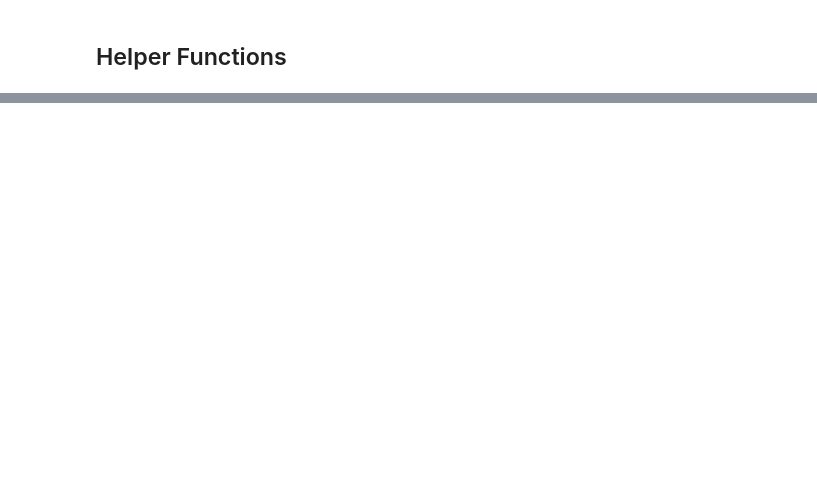
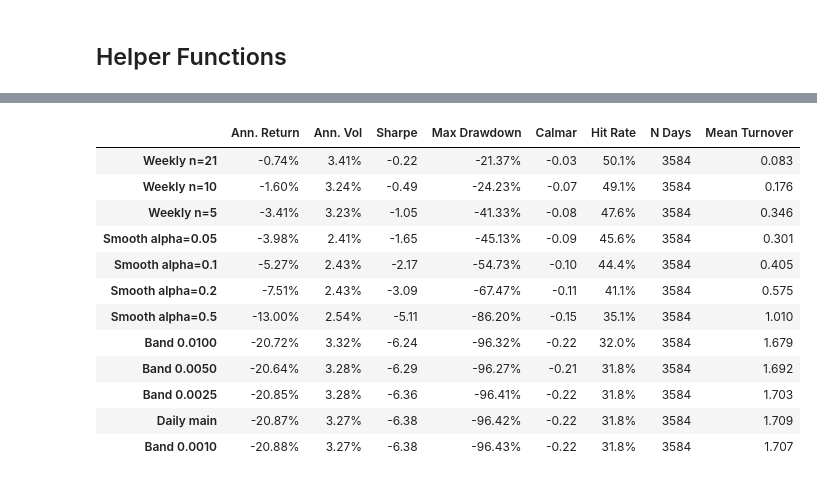
Before and after one commit to ashleyGarcia0405/pca-residual-mean-reversion, a Jupyter notebook: notebooks/5.0-ag-results-robustness.ipynb, the cells around one changed output, grey strips where cells are left out. Cells and saved outputs as stored; diff of their text form; code cells hidden in the pictures; blank space fills up the shorter version.

Commit message:
experiments to improve results

```diff
--- a/notebooks/5.0-ag-results-robustness.ipynb
+++ b/notebooks/5.0-ag-results-robustness.ipynb
@@ -456,0 +189,21 @@ for dirname in [TABLES_DIR, FIGURES_DIR]:
+# %%
+zs_main = load_zscores(MAIN_SUFFIX)
+if zs_main is None:
+    raise FileNotFoundError(f"Missing zscores for {MAIN_SUFFIX}. Re-run notebook 2.0.")
+
+lr_main = load_log_returns()
+shared = zs_main.columns.intersection(lr_main.columns)
+zs_main = zs_main[shared]
+lr_main = lr_main[shared].reindex(zs_main.index)
+
+weights_main = build_weights_equal(zs_main, c=1.0, G=1.0, w_max=0.05)
+weights_inverted = -weights_main
+
+signal_direction = pd.DataFrame({
+    "Main 0bps": perf_metrics(backtest(weights_main, lr_main, cost_bps=0)["net"]),
+    "Inverted 0bps": perf_metrics(backtest(weights_inverted, lr_main, cost_bps=0)["net"]),
+    "Main 5bps": perf_metrics(backtest(weights_main, lr_main, cost_bps=5)["net"]),
+    "Inverted 5bps": perf_metrics(backtest(weights_inverted, lr_main, cost_bps=5)["net"]),
+}).T
+signal_direction.to_csv(f"{TABLES_DIR}/signal_direction{MAIN_SUFFIX}.csv")
+format_results(signal_direction)
@@ -456,0 +216,24 @@ for dirname in [TABLES_DIR, FIGURES_DIR]:
+# %%
+weekly_weights = {f"Weekly n={n}": rebalance_every_n_days(weights_main, n=n) for n in REBALANCE_GRID}
+band_weights = {f"Band {band:.4f}": apply_no_trade_band(weights_main, band=band) for band in BAND_GRID}
+smooth_weight_map = {f"Smooth alpha={alpha}": smooth_weights(weights_main, alpha=alpha, gross_target=1.0) for alpha in SMOOTH_GRID}
+
+turnover_variants = {"Daily main": weights_main, **weekly_weights, **band_weights, **smooth_weight_map}
+turnover_table, turnover_backtests = run_backtest_table(turnover_variants, lr_main, cost_bps=5)
+turnover_table = turnover_table.sort_values("Sharpe", ascending=False)
+turnover_table.to_csv(f"{TABLES_DIR}/turnover_controls{MAIN_SUFFIX}.csv")
+format_results(turnover_table)
+# %% [output]
+|  | Ann. Return | Ann. Vol | Sharpe | Max Drawdown | Calmar | Hit Rate | N Days | Mean Turnover |
+| Weekly n=21 | -0.74% | 3.41% | -0.22 | -21.37% | -0.03 | 50.1% | 3584 | 0.083 |
+| Weekly n=10 | -1.60% | 3.24% | -0.49 | -24.23% | -0.07 | 49.1% | 3584 | 0.176 |
+| Weekly n=5 | -3.41% | 3.23% | -1.05 | -41.33% | -0.08 | 47.6% | 3584 | 0.346 |
+| Smooth alpha=0.05 | -3.98% | 2.41% | -1.65 | -45.13% | -0.09 | 45.6% | 3584 | 0.301 |
+| Smooth alpha=0.1 | -5.27% | 2.43% | -2.17 | -54.73% | -0.10 | 44.4% | 3584 | 0.405 |
+| Smooth alpha=0.2 | -7.51% | 2.43% | -3.09 | -67.47% | -0.11 | 41.1% | 3584 | 0.575 |
+| Smooth alpha=0.5 | -13.00% | 2.54% | -5.11 | -86.20% | -0.15 | 35.1% | 3584 | 1.010 |
+| Band 0.0100 | -20.72% | 3.32% | -6.24 | -96.32% | -0.22 | 32.0% | 3584 | 1.679 |
+| Band 0.0050 | -20.64% | 3.28% | -6.29 | -96.27% | -0.21 | 31.8% | 3584 | 1.692 |
+| Band 0.0025 | -20.85% | 3.28% | -6.36 | -96.41% | -0.22 | 31.8% | 3584 | 1.703 |
+| Daily main | -20.87% | 3.27% | -6.38 | -96.42% | -0.22 | 31.8% | 3584 | 1.709 |
+| Band 0.0010 | -20.88% | 3.27% | -6.38 | -96.43% | -0.22 | 31.8% | 3584 | 1.707 |
```
Also changed, not shown: parts of 39 cells of this notebook, 7 other files.
